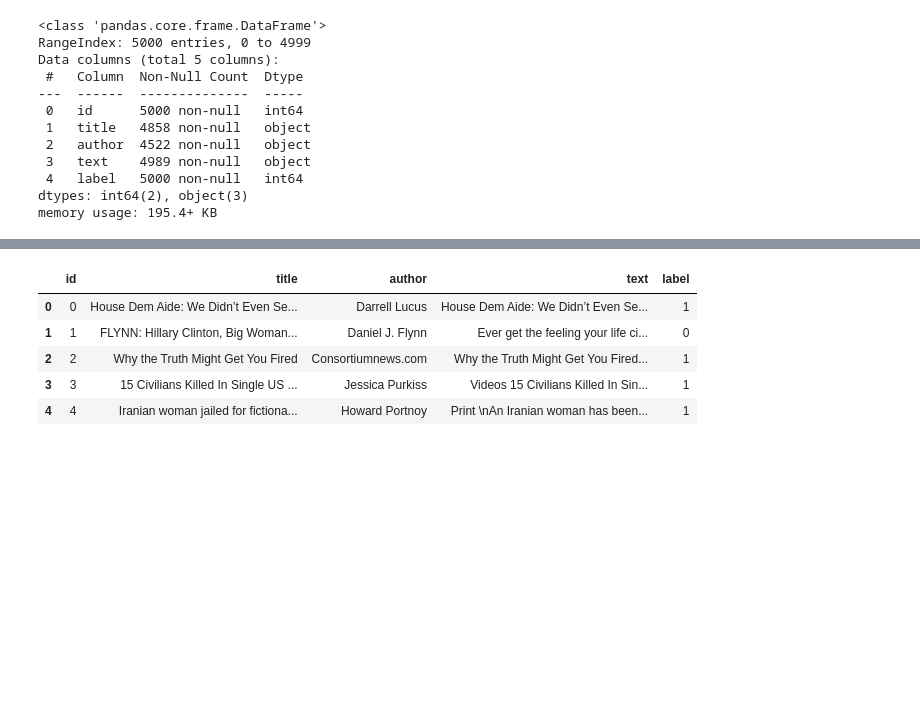
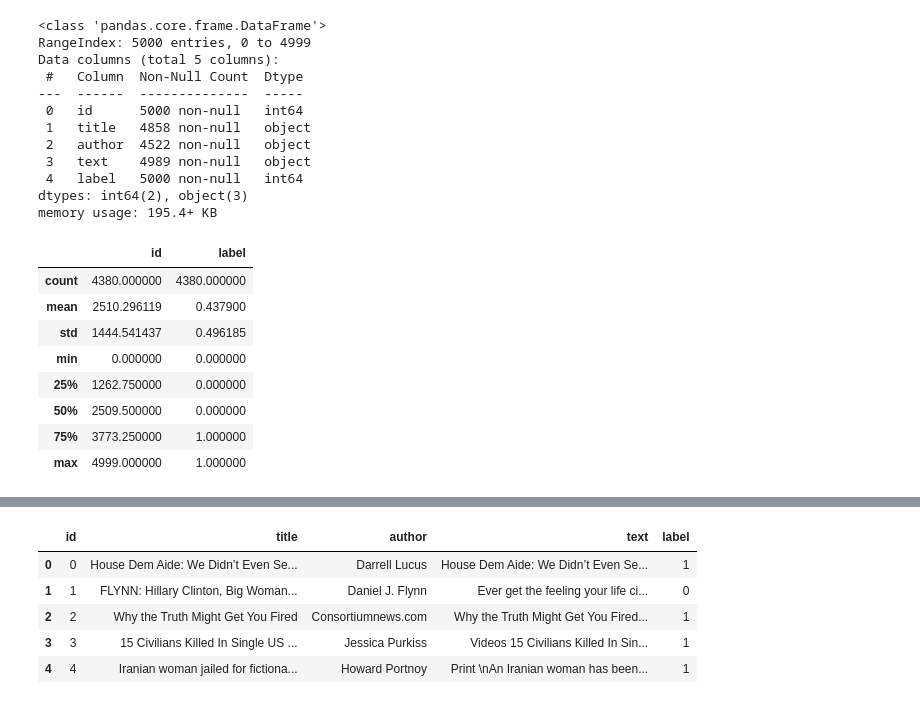
Before and after one commit to OmarJames8/Classifying_movie_reviews_using_NLP, a Jupyter notebook: Natural_Language_Processing.ipynb, the cells around one changed output, grey strips where cells are left out. Drawn from its saved outputs; the diff is of its cells as text; code cells hidden in the pictures; blank space fills up the shorter version.

```diff
--- a/Natural_Language_Processing.ipynb
+++ b/Natural_Language_Processing.ipynb
@@ -42,6 +42,18 @@ Data columns (total 5 columns):
  4   label   5000 non-null   int64
 dtypes: int64(2), object(3)
 memory usage: 195.4+ KB
+# %%
+df.describe()
+# %% [output]
+|  | id | label |
+| count | 4380.000000 | 4380.000000 |
+| mean | 2510.296119 | 0.437900 |
+| std | 1444.541437 | 0.496185 |
+| min | 0.000000 | 0.000000 |
+| 25% | 1262.750000 | 0.000000 |
+| 50% | 2509.500000 | 0.000000 |
+| 75% | 3773.250000 | 1.000000 |
+| max | 4999.000000 | 1.000000 |
 # %%
 miss_val = df.isna().sum()
 miss_val
```
Also changed, not shown: parts of 6 cells of this notebook.
